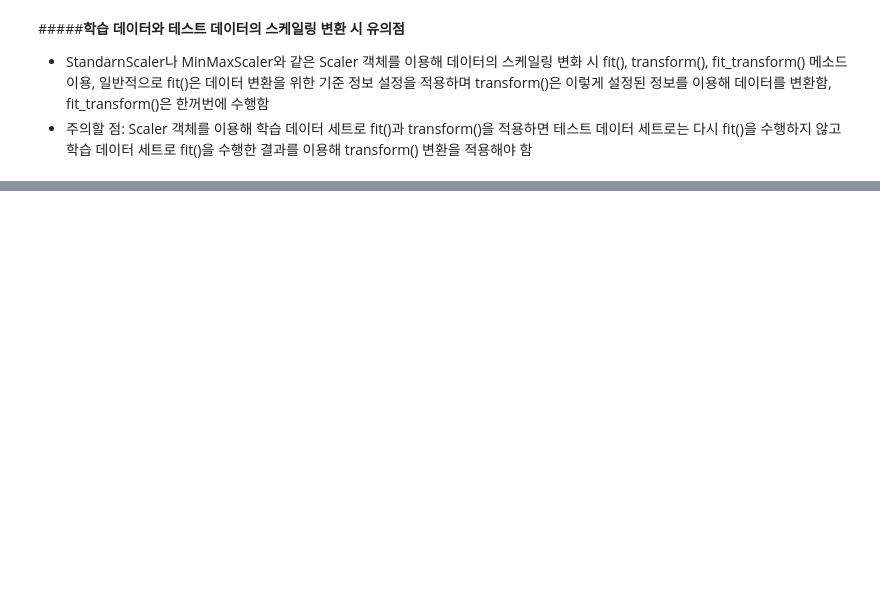
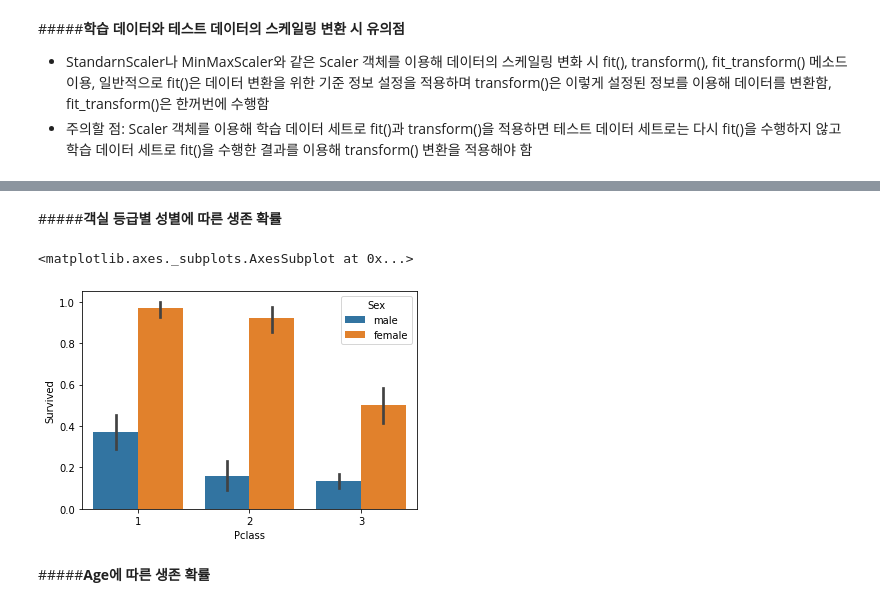
Before and after one commit to hyunseo318/ESAA_22-2, a Jupyter notebook: ML/scikit_learn.ipynb, the cells around one changed output, grey strips where cells are left out. Drawn from its saved outputs; the diff is of its cells as text; code cells hidden in the pictures; blank space fills up the shorter version.

```diff
--- a/ML/scikit_learn.ipynb
+++ b/ML/scikit_learn.ipynb
@@ -581,0 +986,9 @@ print('Scale된 test_array 데이터 : ', np.round(test_scaled.reshape(-1),2))
+# %% [markdown]
+#####**객실 등급별 성별에 따른 생존 확률**
+# %%
+sns.barplot(x='Pclass',y='Survived',hue='Sex',data=titanic_df)
+# %% [output]
+<matplotlib.axes._subplots.AxesSubplot at 0x...>
+[figure, added]
+# %% [markdown]
+#####**Age에 따른 생존 확률**
```
Also changed, not shown: parts of 84 cells of this notebook.
